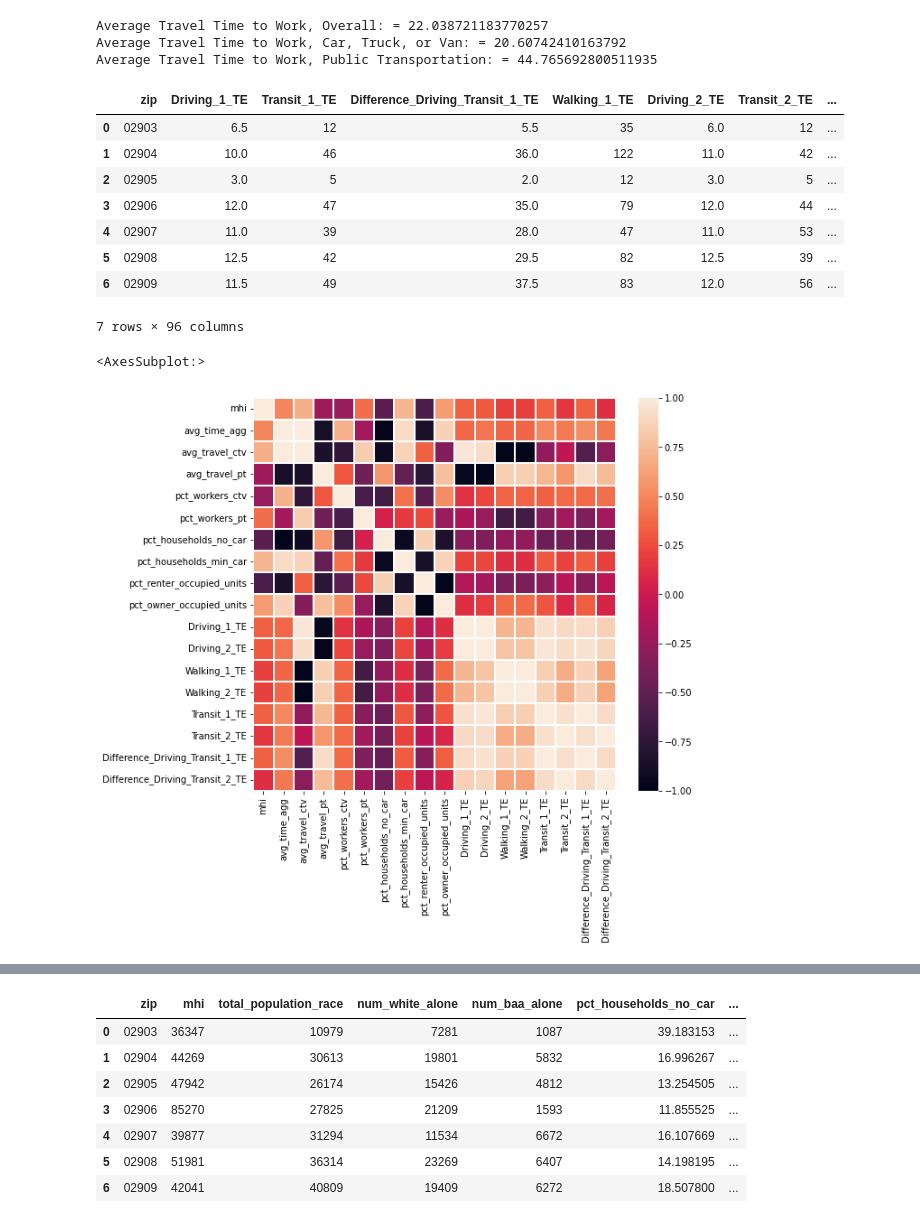
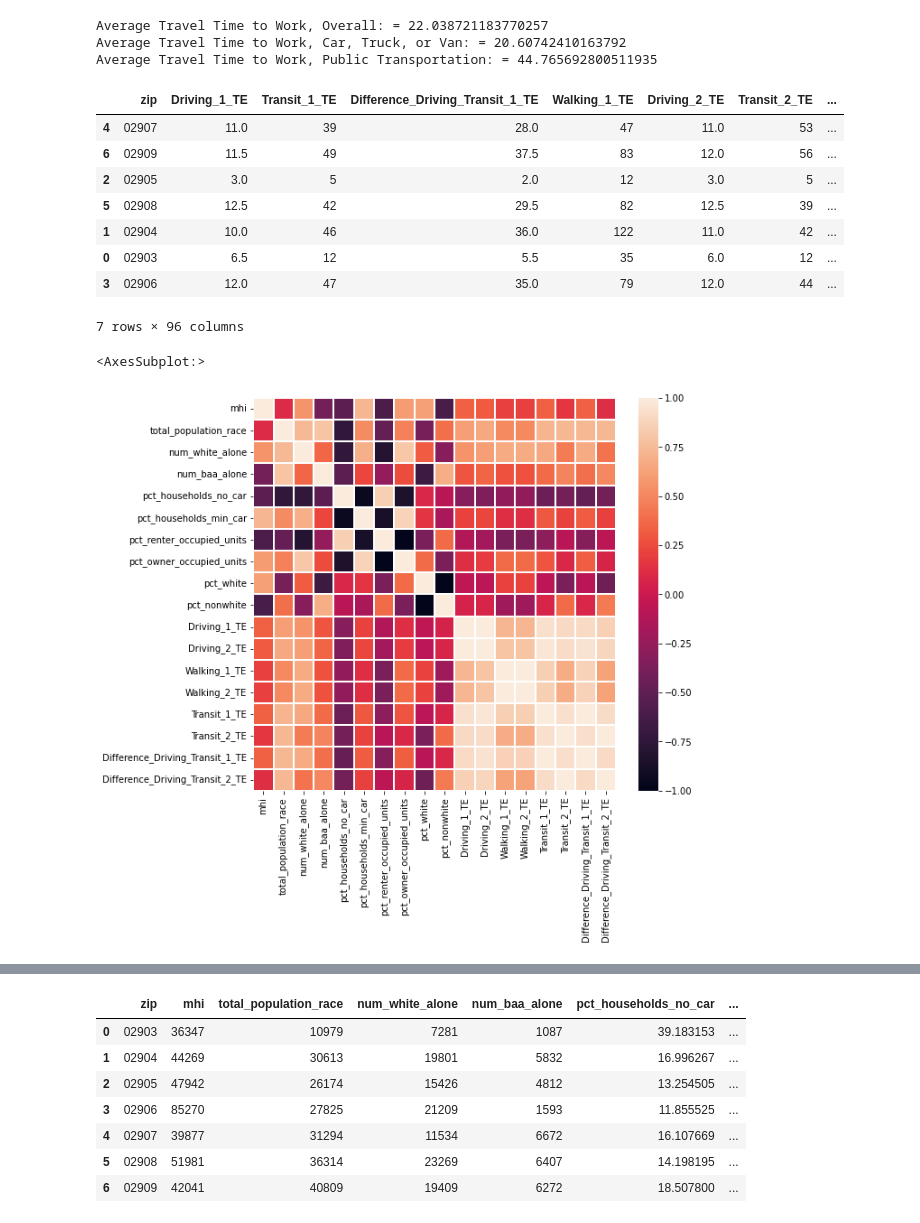
Before and after one commit to hochru557/po524-parking, a Jupyter notebook: census_api.ipynb, the cells around one changed output, grey strips where cells are left out. Drawn from its saved outputs; the diff is of its cells as text; code cells hidden in the pictures.

```diff
--- a/census_api.ipynb
+++ b/census_api.ipynb
@@ -350,28 +213,29 @@ Average Travel Time to Work, Public Transportation: = 44.765692800511935
 # %%
 # Convert to a DataFrame and render.
 data = pd.read_csv('https://docs.google.com/spreadsheets/d/e/2PACX-1vTnDvWy-tH9hL8Gh6BoVTve_g1ueI_leMnmG8idP9fJ31AF99SmZhEmeirRjGsSWlK0nvsxtCEn6ZE6/pub?gid=523310976&single=true&output=csv')
 data['zip'] = '0' + data['zip'].astype(str)
 
 data2 = data.merge(zcta_2019_gdf,on='zip')
-data2
+data2.sort_values(by='pct_nonwhite',ascending=False)
 # %% [output]
 |  | zip | Driving_1_TE | Transit_1_TE | Difference_Driving_Transit_1_TE | Walking_1_TE | Driving_2_TE | Transit_2_TE | ... |
+| 4 | 02907 | 11.0 | 39 | 28.0 | 47 | 11.0 | 53 | ... |
+| 6 | 02909 | 11.5 | 49 | 37.5 | 83 | 12.0 | 56 | ... |
+| 2 | 02905 | 3.0 | 5 | 2.0 | 12 | 3.0 | 5 | ... |
+| 5 | 02908 | 12.5 | 42 | 29.5 | 82 | 12.5 | 39 | ... |
+| 1 | 02904 | 10.0 | 46 | 36.0 | 122 | 11.0 | 42 | ... |
 | 0 | 02903 | 6.5 | 12 | 5.5 | 35 | 6.0 | 12 | ... |
-| 1 | 02904 | 10.0 | 46 | 36.0 | 122 | 11.0 | 42 | ... |
-| 2 | 02905 | 3.0 | 5 | 2.0 | 12 | 3.0 | 5 | ... |
 | 3 | 02906 | 12.0 | 47 | 35.0 | 79 | 12.0 | 44 | ... |
-| 4 | 02907 | 11.0 | 39 | 28.0 | 47 | 11.0 | 53 | ... |
-| 5 | 02908 | 12.5 | 42 | 29.5 | 82 | 12.5 | 39 | ... |
-| 6 | 02909 | 11.5 | 49 | 37.5 | 83 | 12.0 | 56 | ... |
 7 rows × 96 columns
 # %%
-import seaborn as sns
-corrmat= data2[['mhi','avg_time_agg', 'avg_travel_ctv', 'avg_travel_pt',
-       'pct_workers_ctv', 'pct_workers_pt', 'pct_households_no_car',
-       'pct_households_min_car', 'pct_renter_occupied_units',
-       'pct_owner_occupied_units','Driving_1_TE','Driving_2_TE','Walking_1_TE','Walking_2_TE','Transit_1_TE','Transit_2_TE','Difference_Driving_Transit_1_TE','Difference_Driving_Transit_2_TE']].corr()
+# data_2019 = data_2019.rename(columns = {'B19013_001E':'mhi'})
+columns = ['zip','mhi','total_population_race','num_white_alone','num_baa_alone','pct_households_no_car','pct_households_min_car','pct_renter_occupied_units','pct_owner_occupied_units','pct_white','pct_nonwhite','Driving_1_TE','Driving_2_TE','Walking_1_TE','Walking_2_TE','Transit_1_TE','Transit_2_TE','Difference_Driving_Transit_1_TE','Difference_Driving_Transit_2_TE']
+demographics_2019 = pd.DataFrame(data2, columns=columns)
+
+# demographics_2019
+corrmat= demographics_2019.corr()
 f, ax = plt.subplots(figsize=(9,8))
 sns.heatmap(corrmat,ax=ax,linewidths=.1)
 # %% [output]
 <AxesSubplot:>
-[figure, old version]
+[figure, new version]
```
Also changed, not shown: parts of 8 cells of this notebook, 1 other file.
